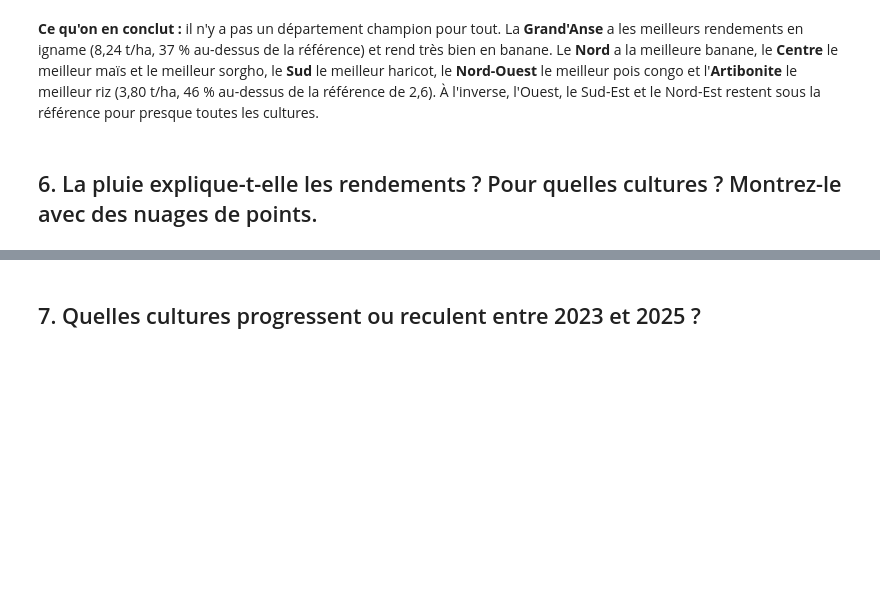
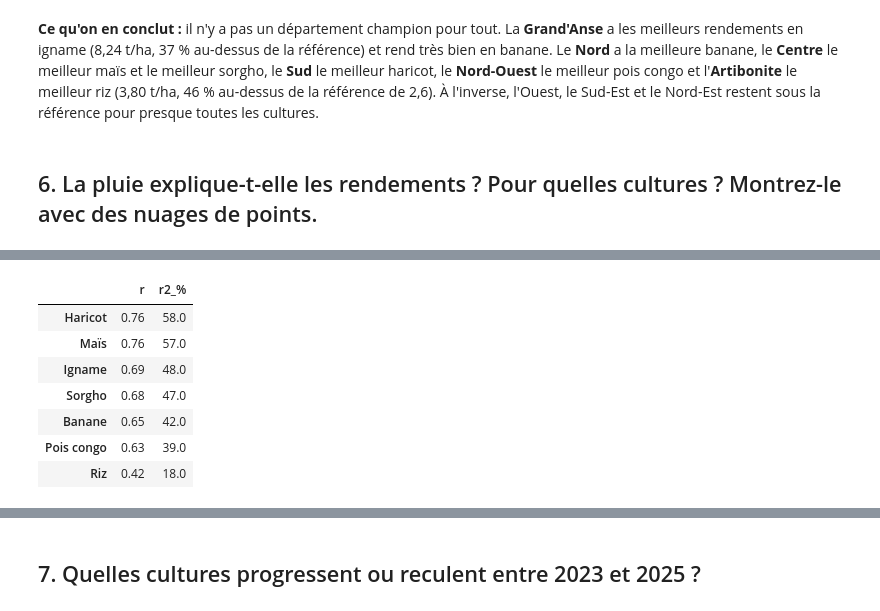
Before and after one commit to josilwilensky8-rgb/projet-data-recoltes, a Jupyter notebook: exploration.ipynb, the cells around one changed output, grey strips where cells are left out. Saved outputs shown, nothing was run; the diff lists cells and outputs as text; code cells hidden in the pictures; blank space fills up the shorter version.

```diff
--- a/exploration.ipynb
+++ b/exploration.ipynb
@@ -398,0 +432,13 @@ meilleurs.sort_values("ecart_reference_%", ascending=False)
+# %%
+lien = pd.DataFrame({"r": pd.Series(correlations)})
+lien["r2_%"] = (100 * lien["r"] ** 2).round(0)
+lien.sort_values("r", ascending=False).round(2)
+# %% [output]
+|  | r | r2_% |
+| Haricot | 0.76 | 58.0 |
+| Maïs | 0.76 | 57.0 |
+| Igname | 0.69 | 48.0 |
+| Sorgho | 0.68 | 47.0 |
+| Banane | 0.65 | 42.0 |
+| Pois congo | 0.63 | 39.0 |
+| Riz | 0.42 | 18.0 |
```
Also changed, not shown: parts of 10 cells of this notebook.
